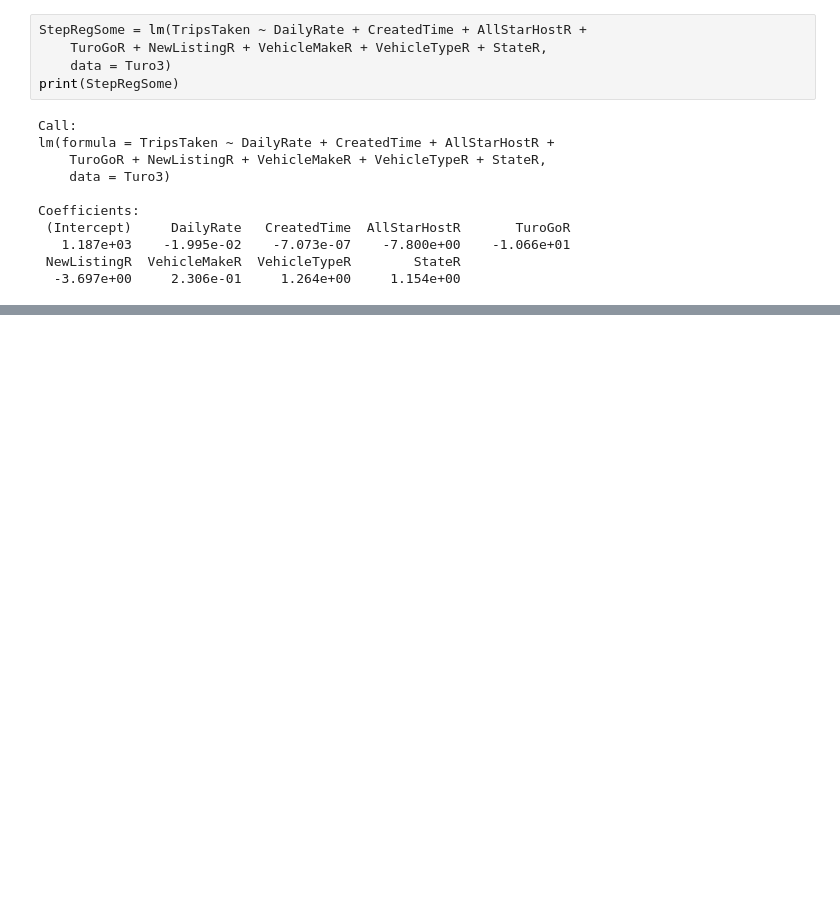
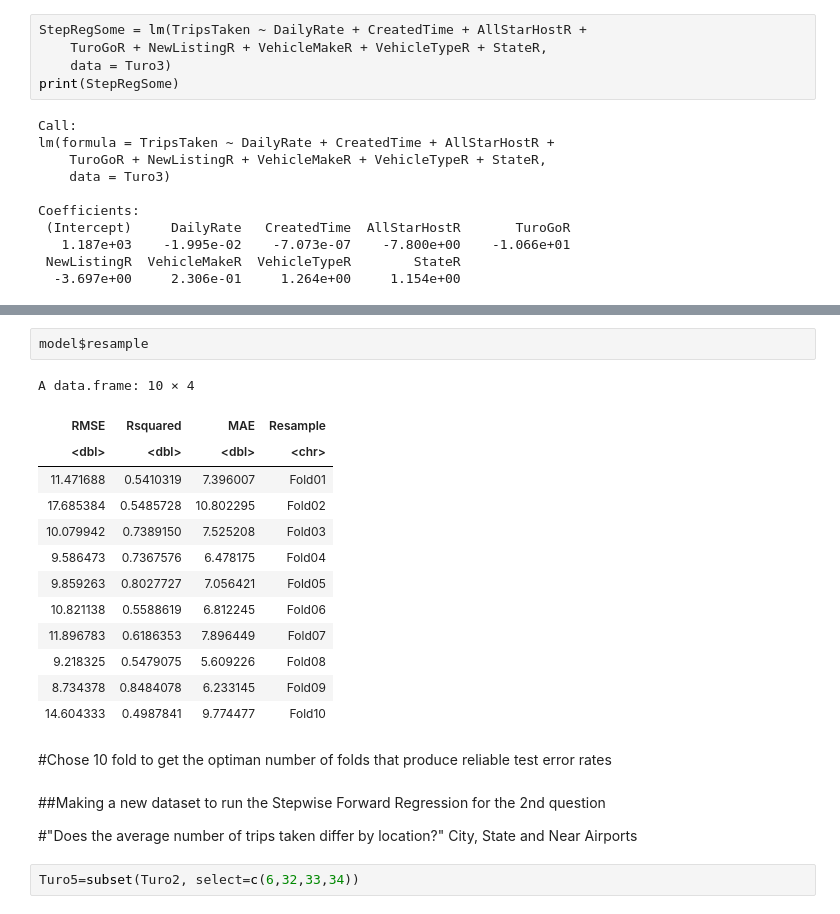
Before and after one commit to RoNarh/Turo-Market-Analysis, a Jupyter notebook: 1-Final Project Turo - R.ipynb, the cells around one changed output, grey strips where cells are left out. Cells and saved outputs as stored; diff of their text form; blank space fills up the shorter version.

```diff
--- a/1-Final Project Turo - R.ipynb
+++ b/1-Final Project Turo - R.ipynb
@@ -2191,0 +2228,24 @@ Verifying the backwards regression - I only have Coefficients, no sinficant code
+# %%
+model$resample
+# %% [output]
+A data.frame: 10 × 4
+| RMSE | Rsquared | MAE | Resample |
+| <dbl> | <dbl> | <dbl> | <chr> |
+| 11.471688 | 0.5410319 | 7.396007 | Fold01 |
+| 17.685384 | 0.5485728 | 10.802295 | Fold02 |
+| 10.079942 | 0.7389150 | 7.525208 | Fold03 |
+| 9.586473 | 0.7367576 | 6.478175 | Fold04 |
+| 9.859263 | 0.8027727 | 7.056421 | Fold05 |
+| 10.821138 | 0.5588619 | 6.812245 | Fold06 |
+| 11.896783 | 0.6186353 | 7.896449 | Fold07 |
+| 9.218325 | 0.5479075 | 5.609226 | Fold08 |
+| 8.734378 | 0.8484078 | 6.233145 | Fold09 |
+| 14.604333 | 0.4987841 | 9.774477 | Fold10 |
+# %% [markdown]
+#Chose 10 fold to get the optiman number of folds that produce reliable test error rates
+# %% [markdown]
+##Making a new dataset to run the Stepwise Forward Regression for the 2nd question
+
+#"Does the average number of trips taken differ by location?" City, State and Near Airports
+# %%
+Turo5=subset(Turo2, select=c(6,32,33,34))
```
Also changed, not shown: parts of 139 cells of this notebook.
